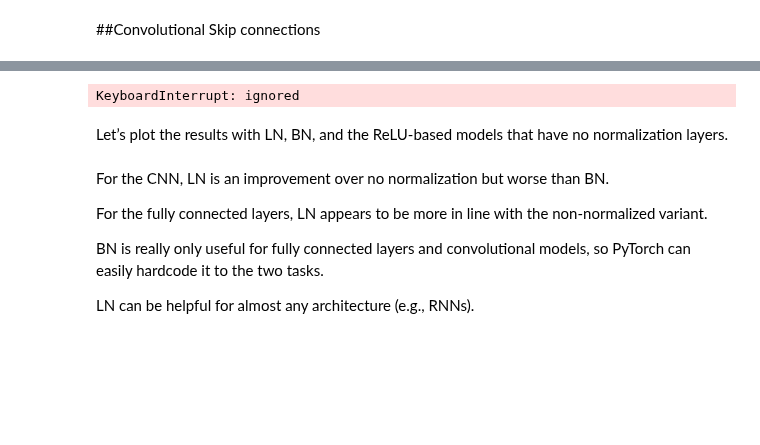
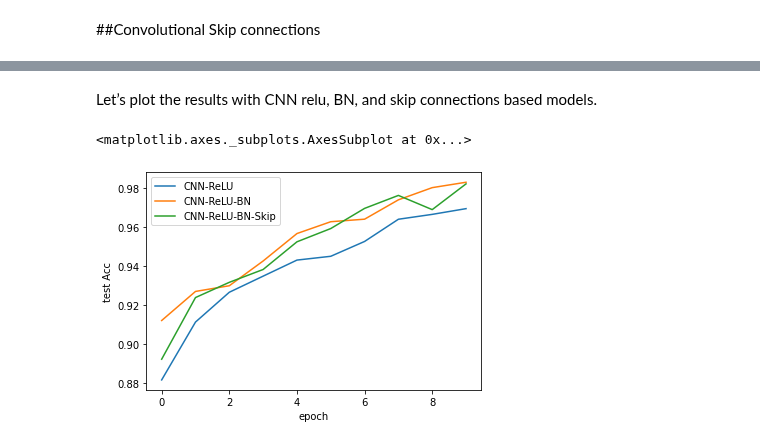
Before and after one commit to rahiakela/deep-learning-research-and-practice, a Jupyter notebook: inside-deep-learing/06-common-design-building-blocks/03_skip_connections.ipynb, the cells around one changed output, grey strips where cells are left out. Saved outputs shown, nothing was run; the diff lists cells and outputs as text; code cells hidden in the pictures; blank space fills up the shorter version.

```diff
--- a/inside-deep-learing/06-common-design-building-blocks/03_skip_connections.ipynb
+++ b/inside-deep-learing/06-common-design-building-blocks/03_skip_connections.ipynb
@@ -440,29 +478,24 @@ def cnn_layer(in_filters, out_filters=None, pool_factor=0, kernel_size=3):
 # %%
-cnn_ln_model = nn.Sequential(
-  cnn_layer(C, n_filters),
-  cnn_layer(n_filters),
-  cnn_layer(n_filters),
+cnn_skip_model = nn.Sequential(
+  nn.Conv2d(C, n_filters, (3, 3), padding=1),
+  ConvSkipConnection(3, n_filters, 2 * n_filters),
   nn.MaxPool2d((2,2)),
-  # we've done one round of pooling, so , pool_factor=1 now
-  cnn_layer(n_filters, 2 * n_filters, pool_factor=1),
-  cnn_layer(2 * n_filters, pool_factor=1),
-  cnn_layer(2 * n_filters, pool_factor=1),
+  nn.LeakyReLU(),
+
+  ConvSkipConnection(3, 2 * n_filters, 4 * n_filters),
   nn.MaxPool2d((2,2)),
-  # now we've done two rounds of pooling, so pool_factor=2
-  cnn_layer(2 * n_filters, 4 * n_filters, pool_factor=2),
-  cnn_layer(4 * n_filters, pool_factor=2),
+
+  ConvSkipConnection(2, 4 * n_filters, 4 * n_filters),
 
   nn.Flatten(),
   nn.Linear(D*n_filters//4, classes),
 )
 # %%
-fc_ln_results = train_network(fc_ln_model,
+cnn_skip_results = train_network(cnn_skip_model,
                           loss_func,
                           training_loader,
                           epochs=10,
                           test_loader=testing_loader,
                           score_funcs={"Acc": accuracy_score},
                           device=device)
-del fc_ln_model
+del cnn_skip_model
-# %% [output]
-KeyboardInterrupt: ignored
@@ -478,22 +502,9 @@ del cnn_ln_model
 # %% [markdown]
-Let’s plot the results with LN, BN, and the ReLU-based models that have no normalization
-layers.
+Let’s plot the results with CNN relu, BN, and skip connections based models.
 # %%
-sns.lineplot(x="epoch", y="test Acc", data=fc_relu_results, label="FC-ReLU")
-sns.lineplot(x="epoch", y="test Acc", data=fc_bn_results, label="FC-ReLU-BN")
 sns.lineplot(x="epoch", y="test Acc", data=cnn_relu_results, label="CNN-ReLU")
 sns.lineplot(x="epoch", y="test Acc", data=cnn_bn_results, label="CNN-ReLU-BN")
-sns.lineplot(x="epoch", y="test Acc", data=fc_ln_results, label="FC-ReLU-LN")
-sns.lineplot(x="epoch", y="test Acc", data=cnn_ln_results, label="CNN-ReLU-LN")
+sns.lineplot(x="epoch", y="test Acc", data=cnn_skip_results, label="CNN-ReLU-BN-Skip")
+# %% [output]
+<matplotlib.axes._subplots.AxesSubplot at 0x...>
+[figure, added]
-# %% [markdown]
-For the
-CNN, LN is an improvement over no normalization but worse than BN.
-
-For the fully
-connected layers, LN appears to be more in line with the non-normalized variant.
-
-BN is really only useful for fully connected layers and convolutional
-models, so PyTorch can easily hardcode it to the two tasks.
-
-LN can be helpful for almost
-any architecture (e.g., RNNs).
```
Also changed, not shown: parts of 9 cells of this notebook.
